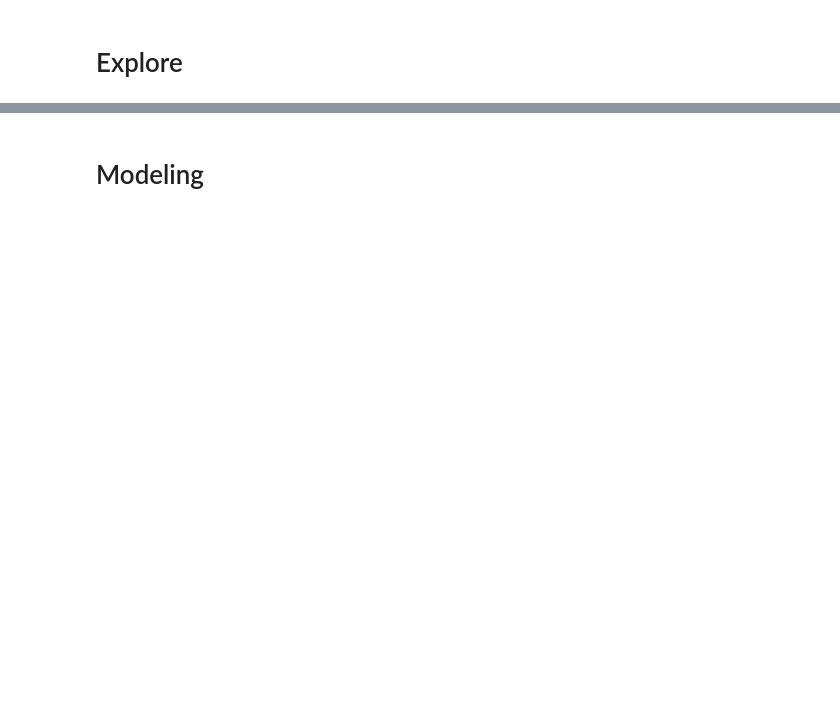
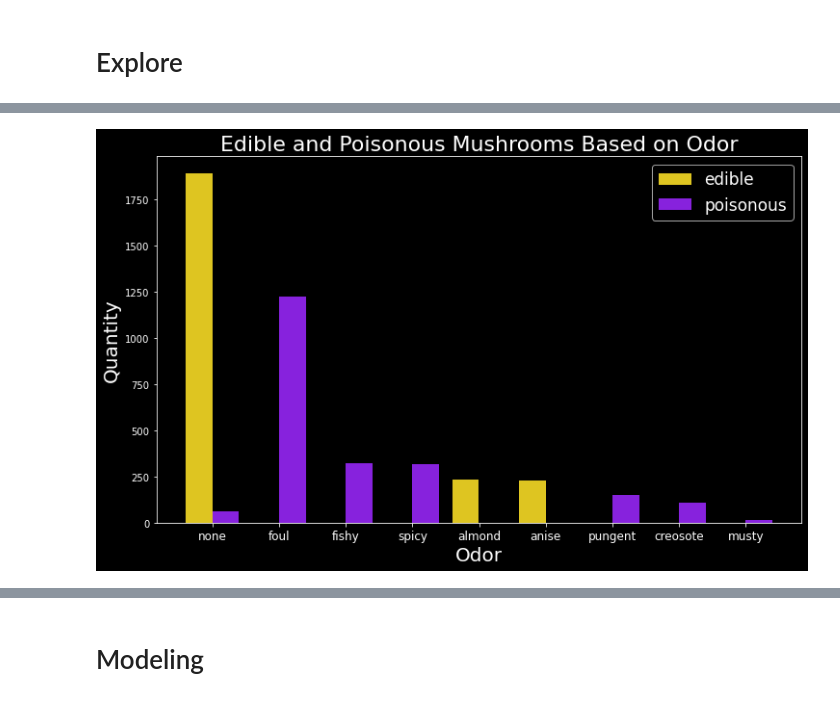
Before and after one commit to paigerackley/mushroom-classification-project, a Jupyter notebook: final_notebook.ipynb, the cells around one changed output, grey strips where cells are left out. Saved outputs shown, nothing was run; the diff lists cells and outputs as text; code cells hidden in the pictures; blank space fills up the shorter version.

```diff
--- a/final_notebook.ipynb
+++ b/final_notebook.ipynb
@@ -62,0 +250,5 @@ My goals are to use the data I have to create a ML Classification model that can
+# %%
+# odor chart
+odor_chart(train)
+# %% [output]
+[figure, added]
```
Also changed, not shown: parts of 64 cells of this notebook, 2 other files.
